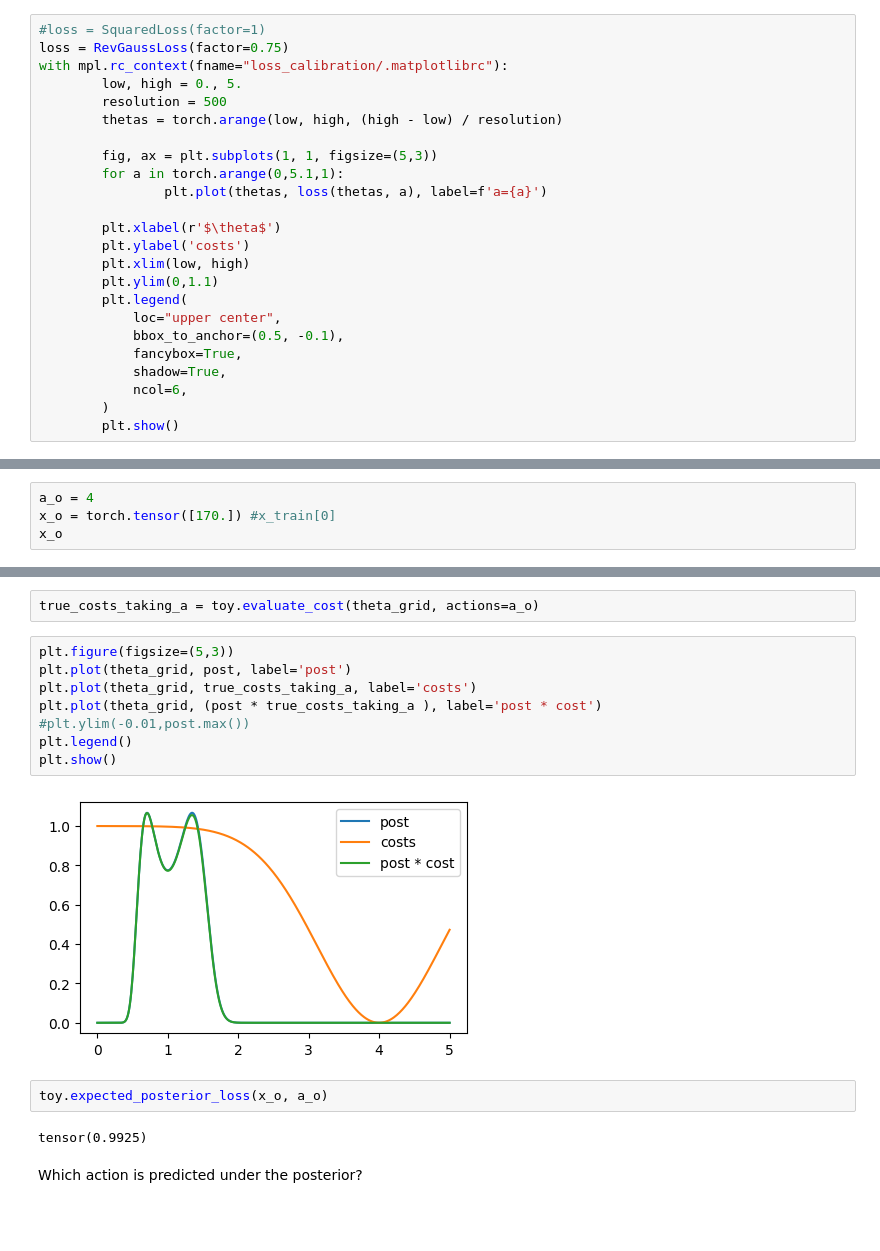
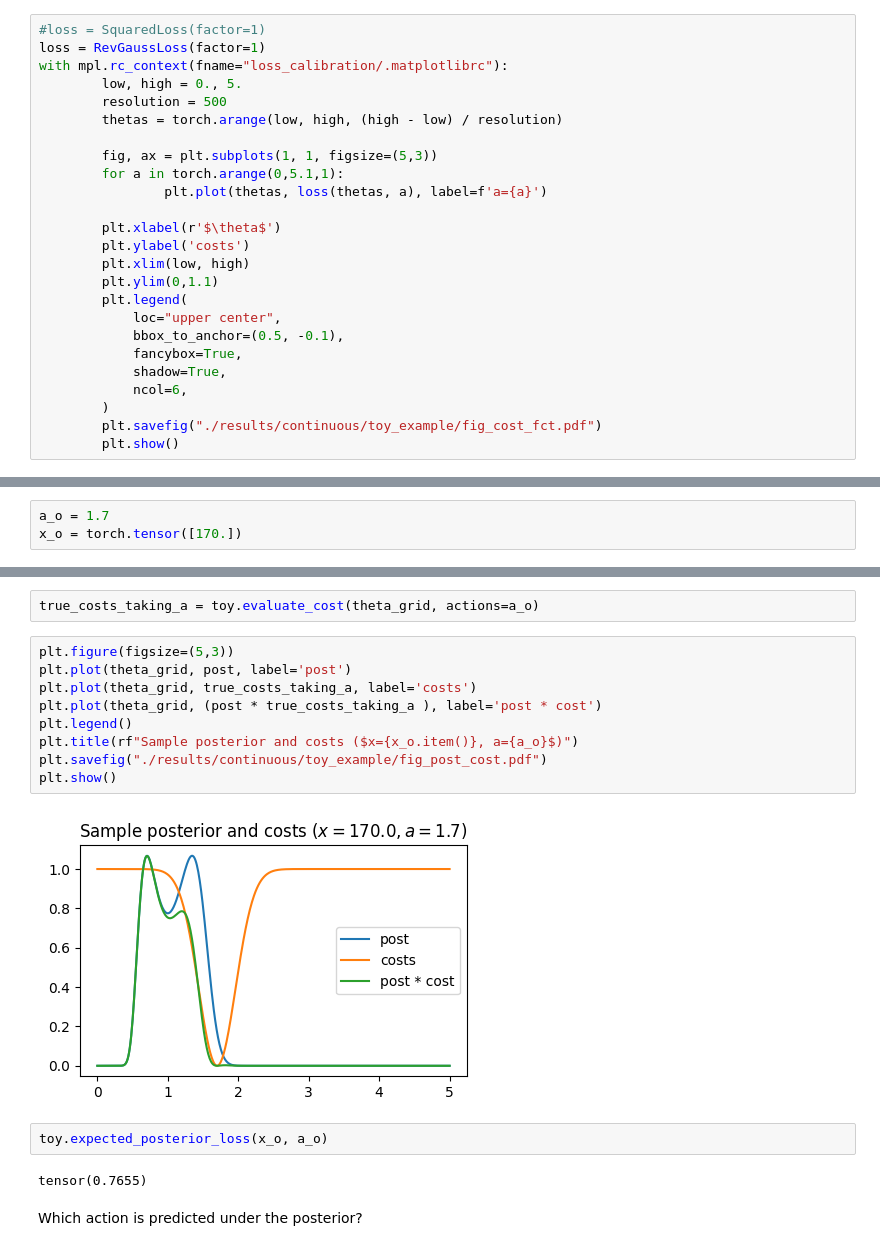
Before and after one commit to mackelab/amortized-decision-making, a Jupyter notebook: scripts/continous_toy_cont_action.ipynb, the cells around one changed output, grey strips where cells are left out. Saved outputs shown, nothing was run; the diff lists cells and outputs as text; blank space fills up the shorter version.

Commit message:
update loss function and expected costs

```diff
--- a/scripts/continous_toy_cont_action.ipynb
+++ b/scripts/continous_toy_cont_action.ipynb
@@ -66,7 +67,7 @@ Load data from './data/toy_example', device = cpu.
 #### Cost function
 # %%
 #loss = SquaredLoss(factor=1)
-loss = RevGaussLoss(factor=0.75)
+loss = RevGaussLoss(factor=1)
 with mpl.rc_context(fname="loss_calibration/.matplotlibrc"):
         low, high = 0., 5.
         resolution = 500
@@ -87,5 +88,6 @@ with mpl.rc_context(fname="loss_calibration/.matplotlibrc"):
             shadow=True,
             ncol=6,
         )
+        plt.savefig("./results/continuous/toy_example/fig_cost_fct.pdf")
         plt.show()
 # %% [output]
@@ -177,4 +207,3 @@ Take example action and observation and check posterior and costs
 # %%
-a_o = 4
-x_o = torch.tensor([170.]) #x_train[0]
-x_o
+a_o = 1.7
+x_o = torch.tensor([170.])
@@ -189,16 +216,17 @@ true_costs_taking_a = toy.evaluate_cost(theta_grid, actions=a_o)
 # %%
 plt.figure(figsize=(5,3))
 plt.plot(theta_grid, post, label='post')
 plt.plot(theta_grid, true_costs_taking_a, label='costs')
 plt.plot(theta_grid, (post * true_costs_taking_a ), label='post * cost')
-#plt.ylim(-0.01,post.max())
 plt.legend()
+plt.title(rf"Sample posterior and costs ($x={x_o.item()}, a={a_o}$)")
+plt.savefig("./results/continuous/toy_example/fig_post_cost.pdf")
 plt.show()
 # %% [output]
-[figure, old version]
+[figure, new version]
 # %%
 toy.expected_posterior_loss(x_o, a_o)
 # %% [output]
-tensor(0.9925)
+tensor(0.7655)
 # %% [markdown]
 Which action is predicted under the posterior?
```
Also changed, not shown: parts of 20 cells of this notebook, 1 other file.
